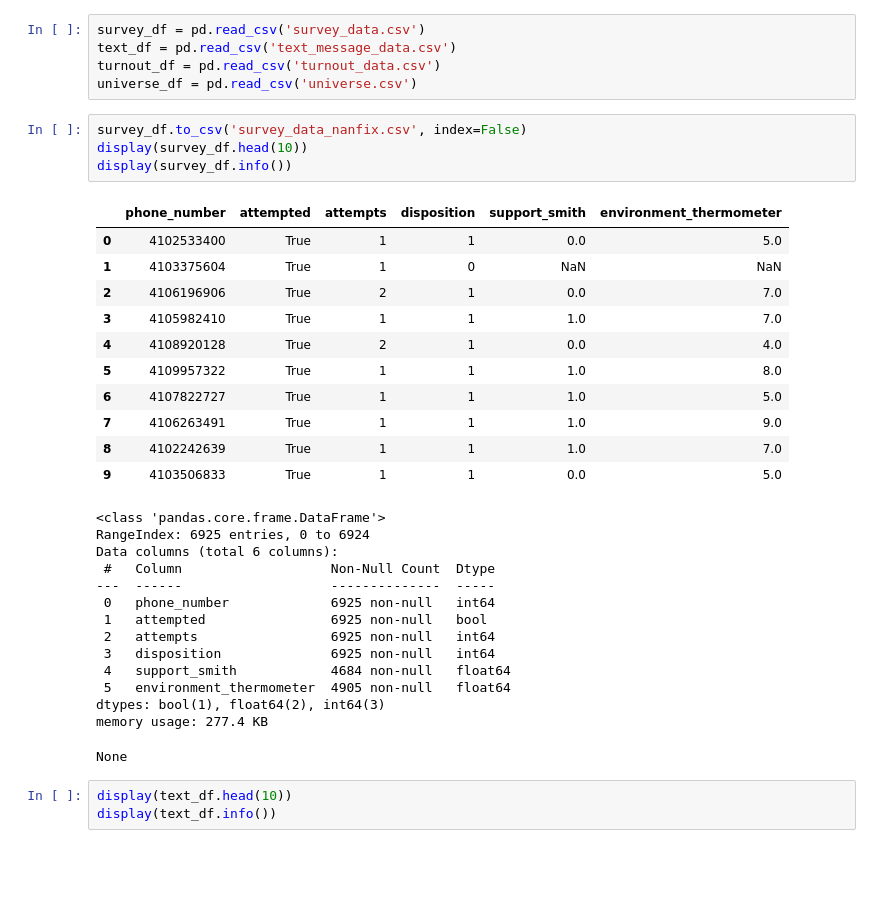
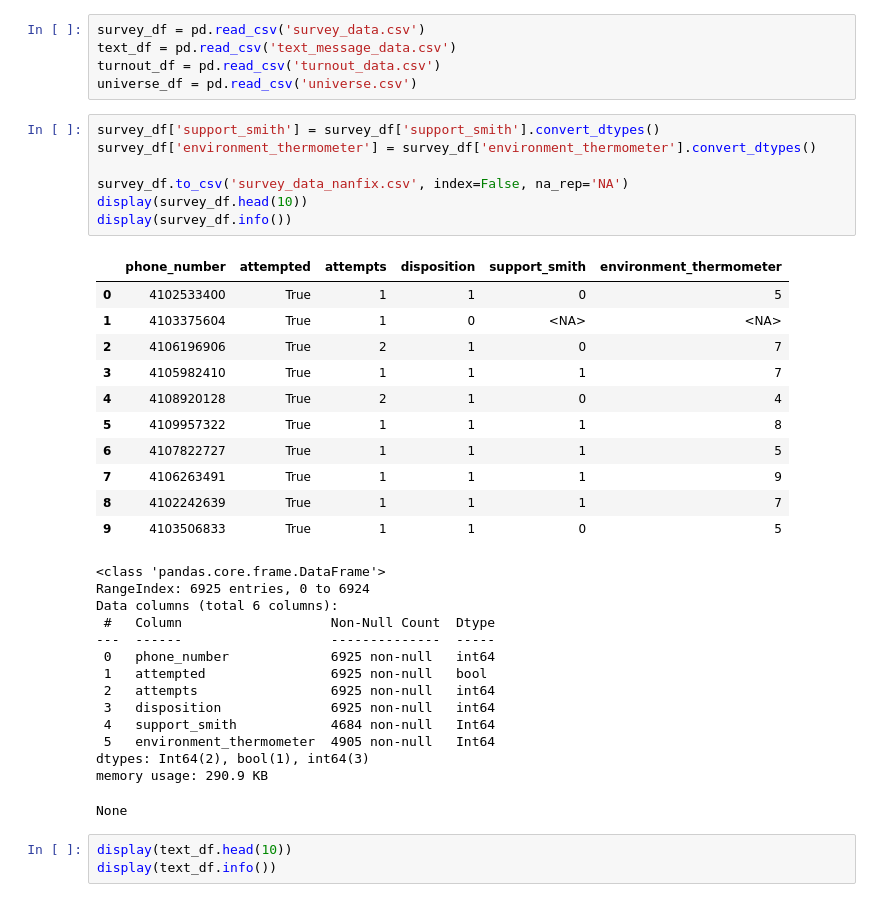
Before and after one commit to zapatos24/uwd_take_home, a Jupyter notebook: uwd_take_home_exploration.ipynb, the cells around one changed output. Cells and saved outputs as stored; diff of their text form; blank space fills up the shorter version.

```diff
--- a/uwd_take_home_exploration.ipynb
+++ b/uwd_take_home_exploration.ipynb
@@ -11,21 +11,24 @@ text_df = pd.read_csv('text_message_data.csv')
 turnout_df = pd.read_csv('turnout_data.csv')
 universe_df = pd.read_csv('universe.csv')
 # %%
-survey_df.to_csv('survey_data_nanfix.csv', index=False)
+survey_df['support_smith'] = survey_df['support_smith'].convert_dtypes()
+survey_df['environment_thermometer'] = survey_df['environment_thermometer'].convert_dtypes()
+
+survey_df.to_csv('survey_data_nanfix.csv', index=False, na_rep='NA')
 display(survey_df.head(10))
 display(survey_df.info())
 # %% [output]
 |  | phone_number | attempted | attempts | disposition | support_smith | environment_thermometer |
-| 0 | 4102533400 | True | 1 | 1 | 0.0 | 5.0 |
-| 1 | 4103375604 | True | 1 | 0 | NaN | NaN |
-| 2 | 4106196906 | True | 2 | 1 | 0.0 | 7.0 |
-| 3 | 4105982410 | True | 1 | 1 | 1.0 | 7.0 |
-| 4 | 4108920128 | True | 2 | 1 | 0.0 | 4.0 |
-| 5 | 4109957322 | True | 1 | 1 | 1.0 | 8.0 |
-| 6 | 4107822727 | True | 1 | 1 | 1.0 | 5.0 |
-| 7 | 4106263491 | True | 1 | 1 | 1.0 | 9.0 |
-| 8 | 4102242639 | True | 1 | 1 | 1.0 | 7.0 |
-| 9 | 4103506833 | True | 1 | 1 | 0.0 | 5.0 |
+| 0 | 4102533400 | True | 1 | 1 | 0 | 5 |
+| 1 | 4103375604 | True | 1 | 0 | <NA> | <NA> |
+| 2 | 4106196906 | True | 2 | 1 | 0 | 7 |
+| 3 | 4105982410 | True | 1 | 1 | 1 | 7 |
+| 4 | 4108920128 | True | 2 | 1 | 0 | 4 |
+| 5 | 4109957322 | True | 1 | 1 | 1 | 8 |
+| 6 | 4107822727 | True | 1 | 1 | 1 | 5 |
+| 7 | 4106263491 | True | 1 | 1 | 1 | 9 |
+| 8 | 4102242639 | True | 1 | 1 | 1 | 7 |
+| 9 | 4103506833 | True | 1 | 1 | 0 | 5 |
 <class 'pandas.core.frame.DataFrame'>
 RangeIndex: 6925 entries, 0 to 6924
 Data columns (total 6 columns):
@@ -35,10 +38,10 @@ Data columns (total 6 columns):
  1   attempted                6925 non-null   bool
  2   attempts                 6925 non-null   int64
  3   disposition              6925 non-null   int64
- 4   support_smith            4684 non-null   float64
- 5   environment_thermometer  4905 non-null   float64
-dtypes: bool(1), float64(2), int64(3)
-memory usage: 277.4 KB
+ 4   support_smith            4684 non-null   Int64
+ 5   environment_thermometer  4905 non-null   Int64
+dtypes: Int64(2), bool(1), int64(3)
+memory usage: 290.9 KB
 None
 # %%
 display(text_df.head(10))
```
Also changed, not shown: parts of 5 cells of this notebook.
